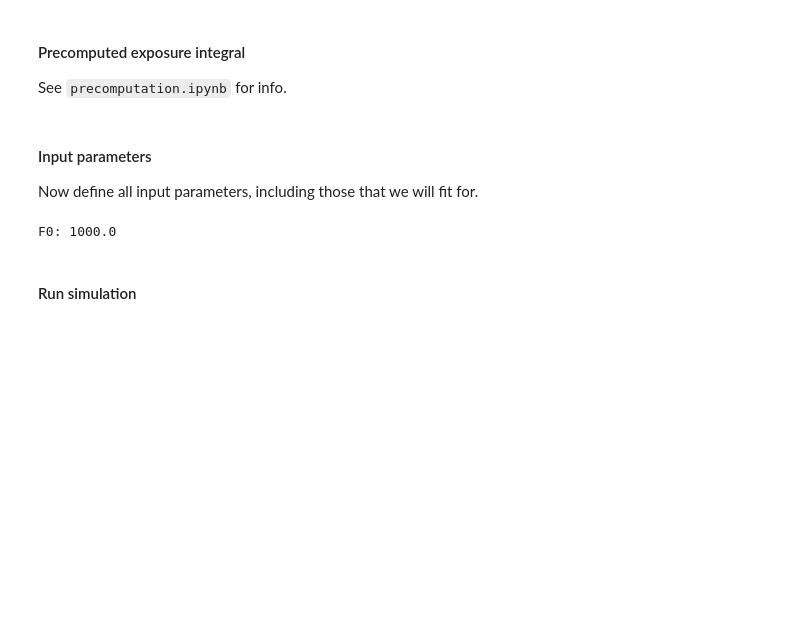
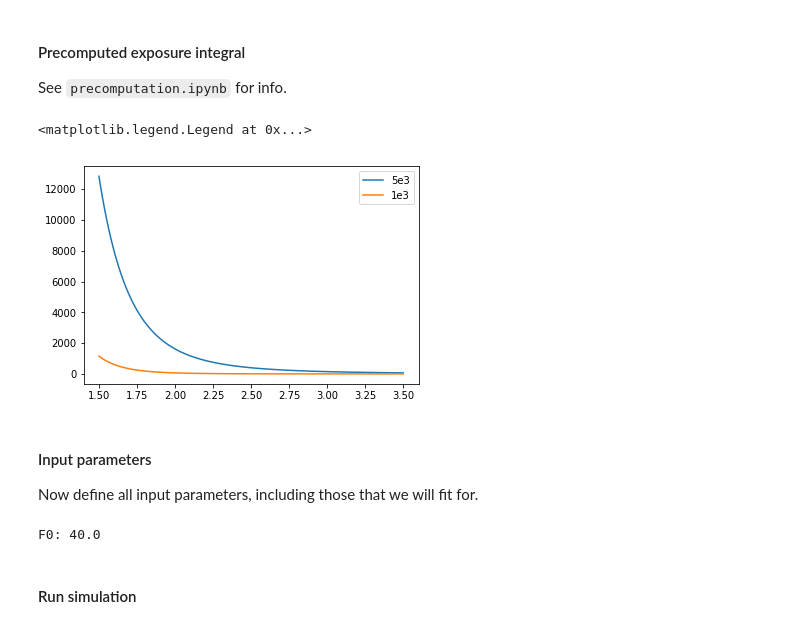
Before and after one commit to specktakel/hierarchical_nu, a Jupyter notebook: dev/statistical_model/4_energy_threshold/energy_threshold.ipynb, the cells around one changed output. Saved outputs shown, nothing was run; the diff lists cells and outputs as text; code cells hidden in the pictures; blank space fills up the shorter version.

```diff
--- a/dev/statistical_model/4_energy_threshold/energy_threshold.ipynb
+++ b/dev/statistical_model/4_energy_threshold/energy_threshold.ipynb
@@ -77,3 +81,13 @@ with h5py.File('data/precomputed_integral_1e3_100_nouncert.h5', 'r') as f:
+# %%
+fig, ax = plt.subplots()
+ax.plot(alpha_grid_sim, integral_grid_sim[-10], label='5e3')
+ax.plot(alpha_grid_sim_t, integral_grid_sim_t[-10], label='1e3')
+#ax.set_xscale('log')
+#ax.set_yscale('log')
+ax.legend()
+# %% [output]
+<matplotlib.legend.Legend at 0x...>
+[figure, added]
 # %% [markdown]
 #### Input parameters
 
@@ -105,8 +119,8 @@ sim_input['aeff_max'] = aeff_max
 # Define simulation parameters
 
 # Energies
-sim_input['alpha'] = 2.05
-sim_input['Emin'] = 1.0e3 # Emin_sim
+sim_input['alpha'] = 1.60
+sim_input['Emin'] = 5.0e3 # Emin_sim
 Eth = 1.0e4 # GeV
 E_scale = (Eth / sim_input['Emin'])**(1-sim_input['alpha'])
 sim_input['f_E'] = 0.5
@@ -115,7 +129,7 @@ sim_input['f_E'] = 0.5
 sim_input['kappa'] = 100 # ~10 deg for cascades
 
 # Associated fraction  (derived paramaters, but easier to define this way)
-total_flux = 2e3 # m^-2 yr^-1
+total_flux = 8e1 # m^-2 yr^-1
 f = 0.5
 
 sim_input['T'] = 1 # yr
@@ -124,7 +138,7 @@ sim_input['Q'] = ( (f*total_flux) / (sum([1 / (4*np.pi * (d*Mpc_to_m)**2)
                                           for d in sim_input['D']])) ) # yr^-1
 print('F0:', sim_input['F0'])
 # %% [output]
-F0: 1000.0
+F0: 40.0
 # %% [markdown]
 #### Run simulation
 # %%
```
Also changed, not shown: parts of 9 cells of this notebook, 3 other files.
